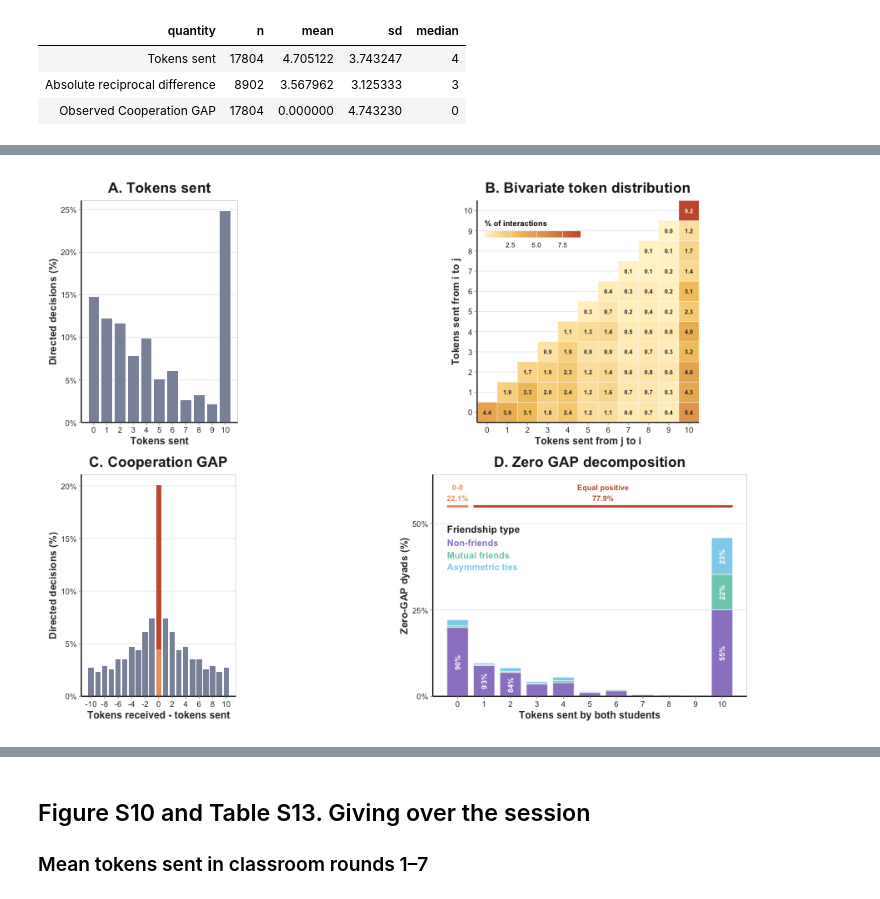
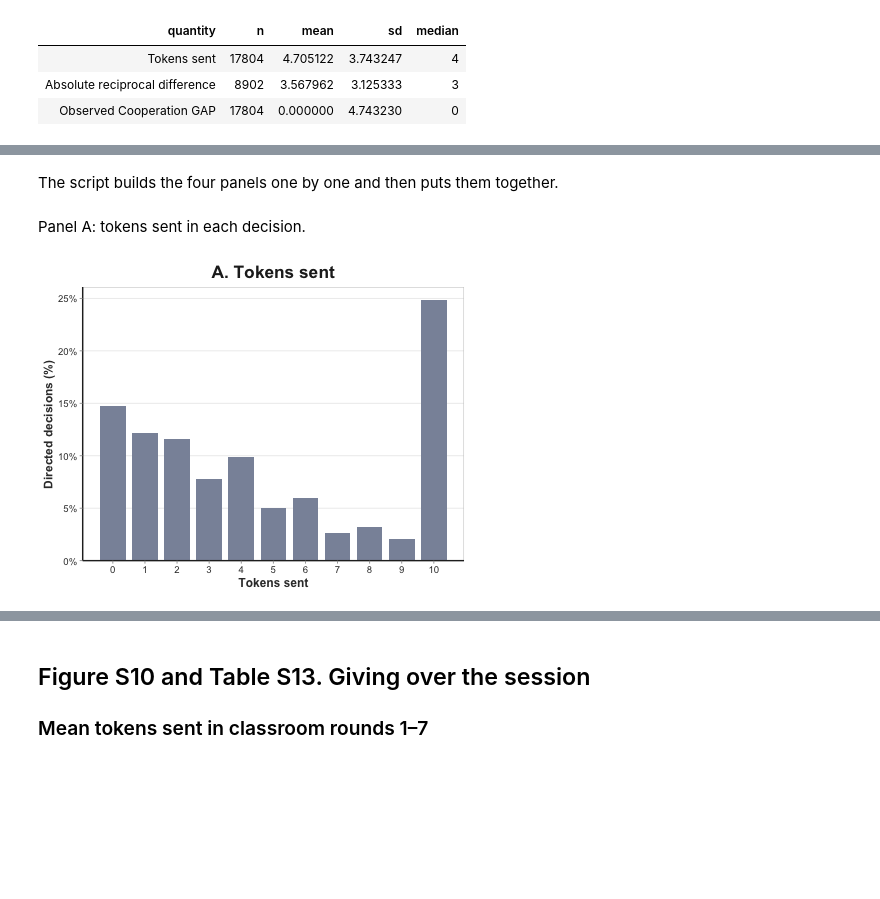
Before and after one commit to melanieoyarzun/patio-en-red, a Jupyter notebook: notebooks/si/S5_game_and_time.ipynb, the cells around one changed output, grey strips where cells are left out. Drawn from its saved outputs; the diff is of its cells as text; code cells hidden in the pictures; blank space fills up the shorter version.

Commit message:
Show SI figure panels inline and reproduce archived filter curves

```diff
--- a/notebooks/si/S5_game_and_time.ipynb
+++ b/notebooks/si/S5_game_and_time.ipynb
@@ -253,6 +133,3 @@ plot_figure_s9 <- function(dyads, pairs) {
-# %%
-# Supporting Information layout (plotting code in figures/S5_figures.R)
-figure_s9 <- plot_figure_s9(dyads, pairs)
-figure_s9
-# %% [output]
-[figure, removed]
+# %% [markdown]
+The script builds the four panels one by one and then puts them
+together.
@@ -258,0 +238,6 @@ figure_s9
+# %% [markdown]
+Panel A: tokens sent in each decision.
+# %%
+panel_a
+# %% [output]
+[figure, added]
```
Also changed, not shown: parts of 80 cells of this notebook, 35 other files.
